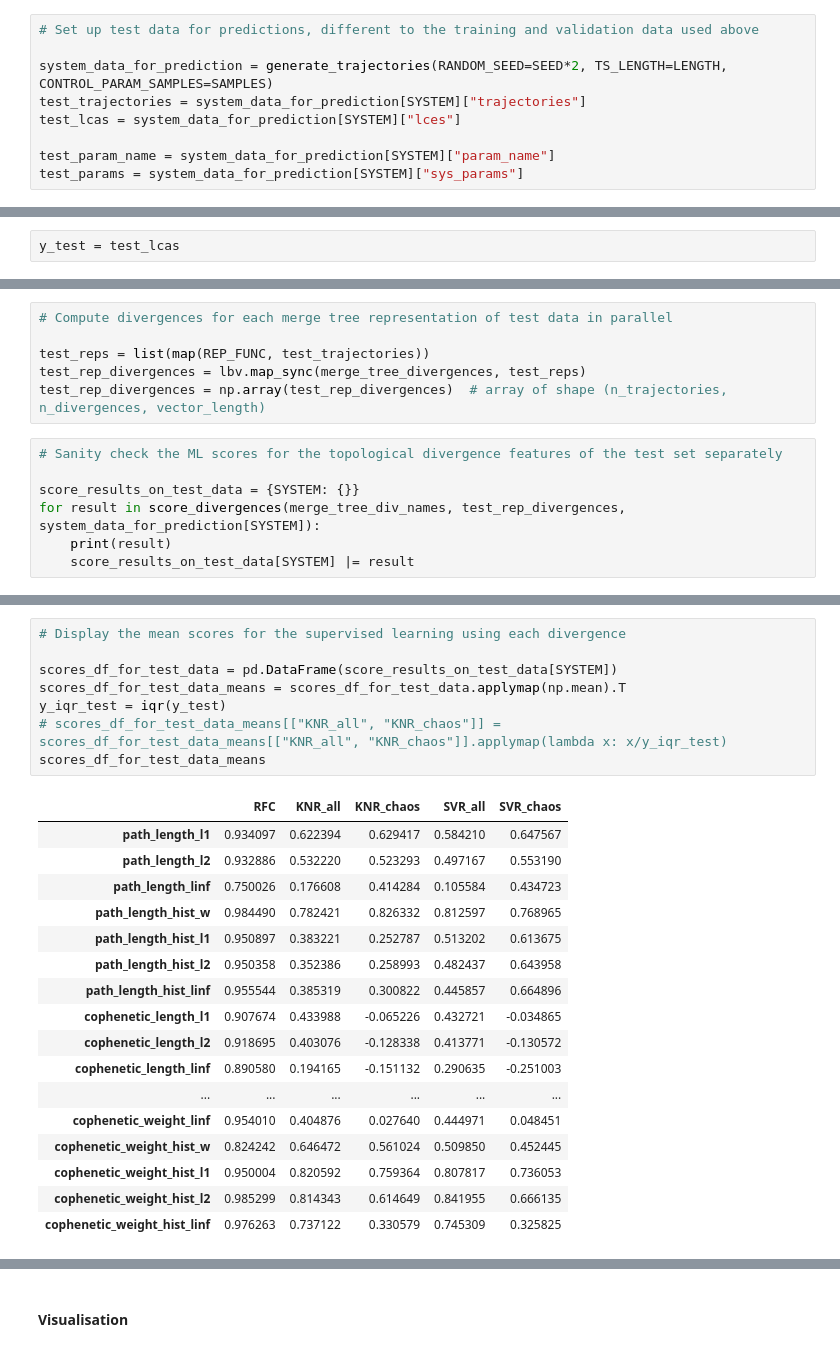
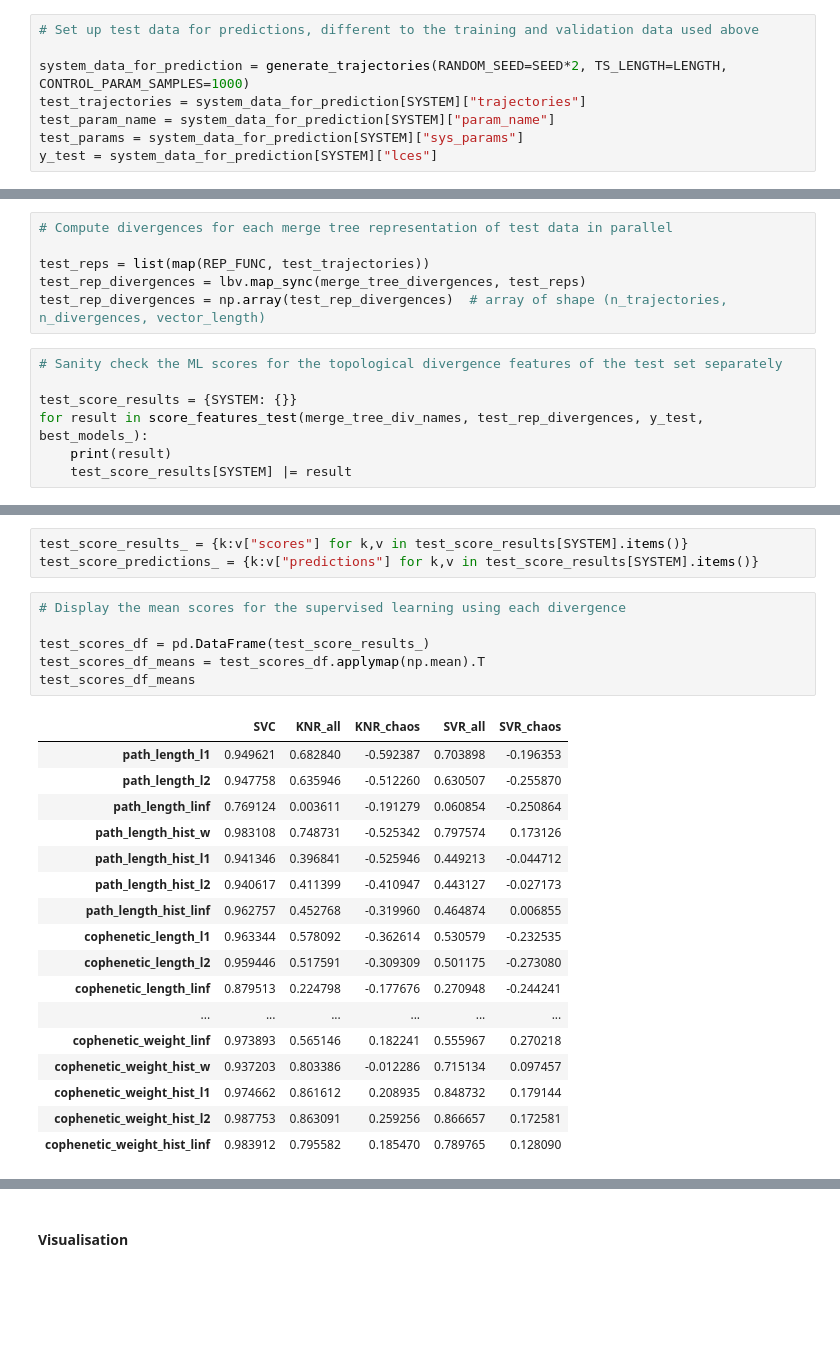
Before and after one commit to colinstephen/topological_divergences, a Jupyter notebook: white_noise.ipynb, the cells around one changed output, grey strips where cells are left out. Cells and saved outputs as stored; diff of their text form; blank space fills up the shorter version.

```diff
--- a/white_noise.ipynb
+++ b/white_noise.ipynb
@@ -282,10 +316,9 @@ To illustrate the predictive power of the resulting feature(s) we use computed d
 # %%
 # Set up test data for predictions, different to the training and validation data used above
 
-system_data_for_prediction = generate_trajectories(RANDOM_SEED=SEED*2, TS_LENGTH=LENGTH, CONTROL_PARAM_SAMPLES=SAMPLES)
+system_data_for_prediction = generate_trajectories(RANDOM_SEED=SEED*2, TS_LENGTH=LENGTH, CONTROL_PARAM_SAMPLES=1000)
 test_trajectories = system_data_for_prediction[SYSTEM]["trajectories"]
-test_lcas = system_data_for_prediction[SYSTEM]["lces"]
-
 test_param_name = system_data_for_prediction[SYSTEM]["param_name"]
 test_params = system_data_for_prediction[SYSTEM]["sys_params"]
+y_test = system_data_for_prediction[SYSTEM]["lces"]
 # %% [output]
@@ -293,5 +326,3 @@ Experiment config -- SEED:84, LENGTH:500, SAMPLES:500
-# %%
-y_test = test_lcas
 # %% [markdown]
 #### Features
 # %%
@@ -303,8 +334,8 @@ test_rep_divergences = np.array(test_rep_divergences)  # array of shape (n_traje
 # %%
 # Sanity check the ML scores for the topological divergence features of the test set separately
 
-score_results_on_test_data = {SYSTEM: {}}
-for result in score_divergences(merge_tree_div_names, test_rep_divergences, system_data_for_prediction[SYSTEM]):
+test_score_results = {SYSTEM: {}}
+for result in score_features_test(merge_tree_div_names, test_rep_divergences, y_test, best_models_):
     print(result)
-    score_results_on_test_data[SYSTEM] |= result
+    test_score_results[SYSTEM] |= result
 # %% [output]
@@ -328,26 +359,27 @@ for result in score_divergences(merge_tree_div_names, test_rep_divergences, syst
+# %%
+test_score_results_ = {k:v["scores"] for k,v in test_score_results[SYSTEM].items()}
+test_score_predictions_ = {k:v["predictions"] for k,v in test_score_results[SYSTEM].items()}
 # %%
 # Display the mean scores for the supervised learning using each divergence
 
-scores_df_for_test_data = pd.DataFrame(score_results_on_test_data[SYSTEM])
-scores_df_for_test_data_means = scores_df_for_test_data.applymap(np.mean).T
-y_iqr_test = iqr(y_test)
-# scores_df_for_test_data_means[["KNR_all", "KNR_chaos"]] = scores_df_for_test_data_means[["KNR_all", "KNR_chaos"]].applymap(lambda x: x/y_iqr_test)
-scores_df_for_test_data_means
+test_scores_df = pd.DataFrame(test_score_results_)
+test_scores_df_means = test_scores_df.applymap(np.mean).T
+test_scores_df_means
 # %% [output]
-|  | RFC | KNR_all | KNR_chaos | SVR_all | SVR_chaos |
-| path_length_l1 | 0.934097 | 0.622394 | 0.629417 | 0.584210 | 0.647567 |
-| path_length_l2 | 0.932886 | 0.532220 | 0.523293 | 0.497167 | 0.553190 |
-| path_length_linf | 0.750026 | 0.176608 | 0.414284 | 0.105584 | 0.434723 |
-| path_length_hist_w | 0.984490 | 0.782421 | 0.826332 | 0.812597 | 0.768965 |
-| path_length_hist_l1 | 0.950897 | 0.383221 | 0.252787 | 0.513202 | 0.613675 |
-| path_length_hist_l2 | 0.950358 | 0.352386 | 0.258993 | 0.482437 | 0.643958 |
-| path_length_hist_linf | 0.955544 | 0.385319 | 0.300822 | 0.445857 | 0.664896 |
-| cophenetic_length_l1 | 0.907674 | 0.433988 | -0.065226 | 0.432721 | -0.034865 |
-| cophenetic_length_l2 | 0.918695 | 0.403076 | -0.128338 | 0.413771 | -0.130572 |
-| cophenetic_length_linf | 0.890580 | 0.194165 | -0.151132 | 0.290635 | -0.251003 |
+|  | SVC | KNR_all | KNR_chaos | SVR_all | SVR_chaos |
+| path_length_l1 | 0.949621 | 0.682840 | -0.592387 | 0.703898 | -0.196353 |
+| path_length_l2 | 0.947758 | 0.635946 | -0.512260 | 0.630507 | -0.255870 |
+| path_length_linf | 0.769124 | 0.003611 | -0.191279 | 0.060854 | -0.250864 |
+| path_length_hist_w | 0.983108 | 0.748731 | -0.525342 | 0.797574 | 0.173126 |
+| path_length_hist_l1 | 0.941346 | 0.396841 | -0.525946 | 0.449213 | -0.044712 |
+| path_length_hist_l2 | 0.940617 | 0.411399 | -0.410947 | 0.443127 | -0.027173 |
+| path_length_hist_linf | 0.962757 | 0.452768 | -0.319960 | 0.464874 | 0.006855 |
+| cophenetic_length_l1 | 0.963344 | 0.578092 | -0.362614 | 0.530579 | -0.232535 |
+| cophenetic_length_l2 | 0.959446 | 0.517591 | -0.309309 | 0.501175 | -0.273080 |
+| cophenetic_length_linf | 0.879513 | 0.224798 | -0.177676 | 0.270948 | -0.244241 |
 | ... | ... | ... | ... | ... | ... |
-| cophenetic_weight_linf | 0.954010 | 0.404876 | 0.027640 | 0.444971 | 0.048451 |
-| cophenetic_weight_hist_w | 0.824242 | 0.646472 | 0.561024 | 0.509850 | 0.452445 |
-| cophenetic_weight_hist_l1 | 0.950004 | 0.820592 | 0.759364 | 0.807817 | 0.736053 |
-| cophenetic_weight_hist_l2 | 0.985299 | 0.814343 | 0.614649 | 0.841955 | 0.666135 |
-| cophenetic_weight_hist_linf | 0.976263 | 0.737122 | 0.330579 | 0.745309 | 0.325825 |
+| cophenetic_weight_linf | 0.973893 | 0.565146 | 0.182241 | 0.555967 | 0.270218 |
+| cophenetic_weight_hist_w | 0.937203 | 0.803386 | -0.012286 | 0.715134 | 0.097457 |
+| cophenetic_weight_hist_l1 | 0.974662 | 0.861612 | 0.208935 | 0.848732 | 0.179144 |
+| cophenetic_weight_hist_l2 | 0.987753 | 0.863091 | 0.259256 | 0.866657 | 0.172581 |
+| cophenetic_weight_hist_linf | 0.983912 | 0.795582 | 0.185470 | 0.789765 | 0.128090 |
```
Also changed, not shown: parts of 21 cells of this notebook.
